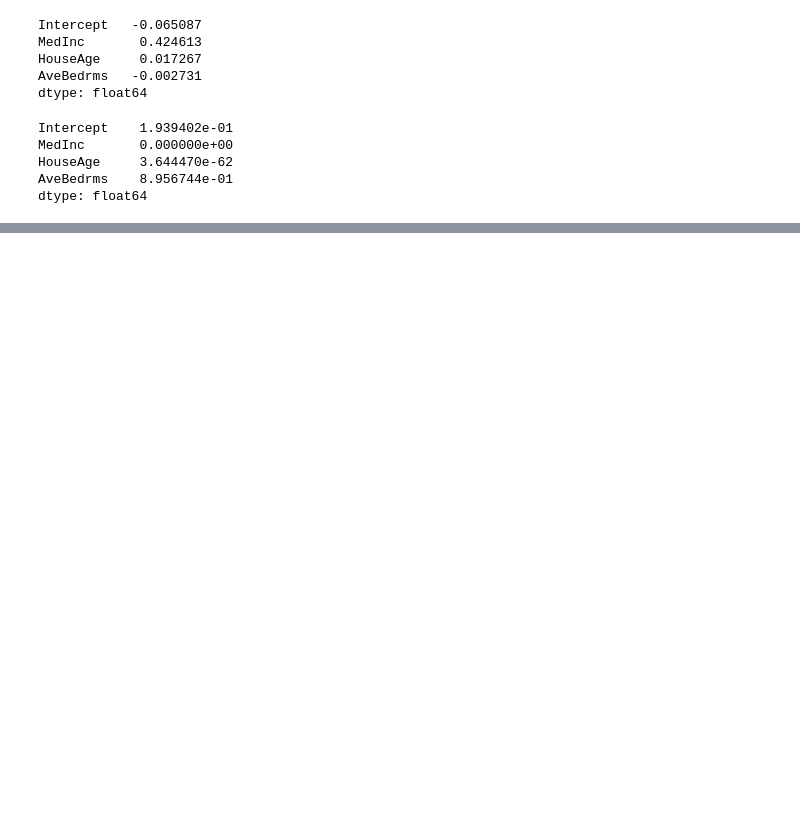
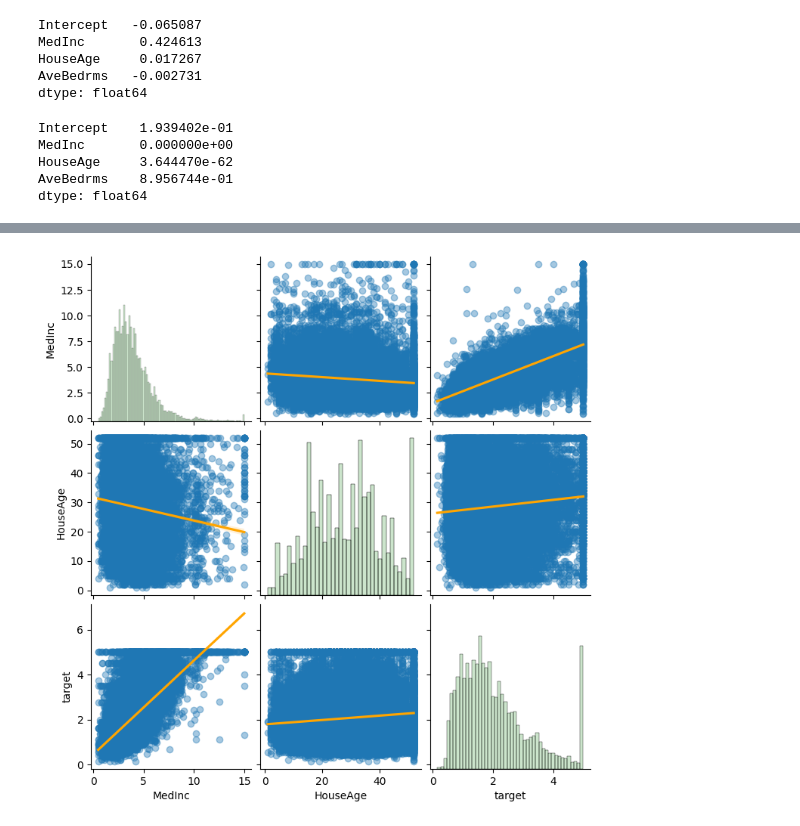
Before and after one commit to pNatTueku/codingProjectwithPython, a Jupyter notebook: project_03_california_housing.ipynb, the cells around one changed output, grey strips where cells are left out. Saved outputs shown, nothing was run; the diff lists cells and outputs as text; code cells hidden in the pictures; blank space fills up the shorter version.

```diff
--- a/project_03_california_housing.ipynb
+++ b/project_03_california_housing.ipynb
@@ -547,0 +636,6 @@ dtype: float64
+# %%
+# define our setting
+
+sns.pairplot(df, kind = 'reg', plot_kws = {'scatter_kws': {'alpha': 0.4}, 'line_kws': {'color': 'orange'}}, diag_kws = {'color': 'green', 'alpha': 0.2});
+# %% [output]
+[figure, added]
```
Also changed, not shown: parts of 42 cells of this notebook.
